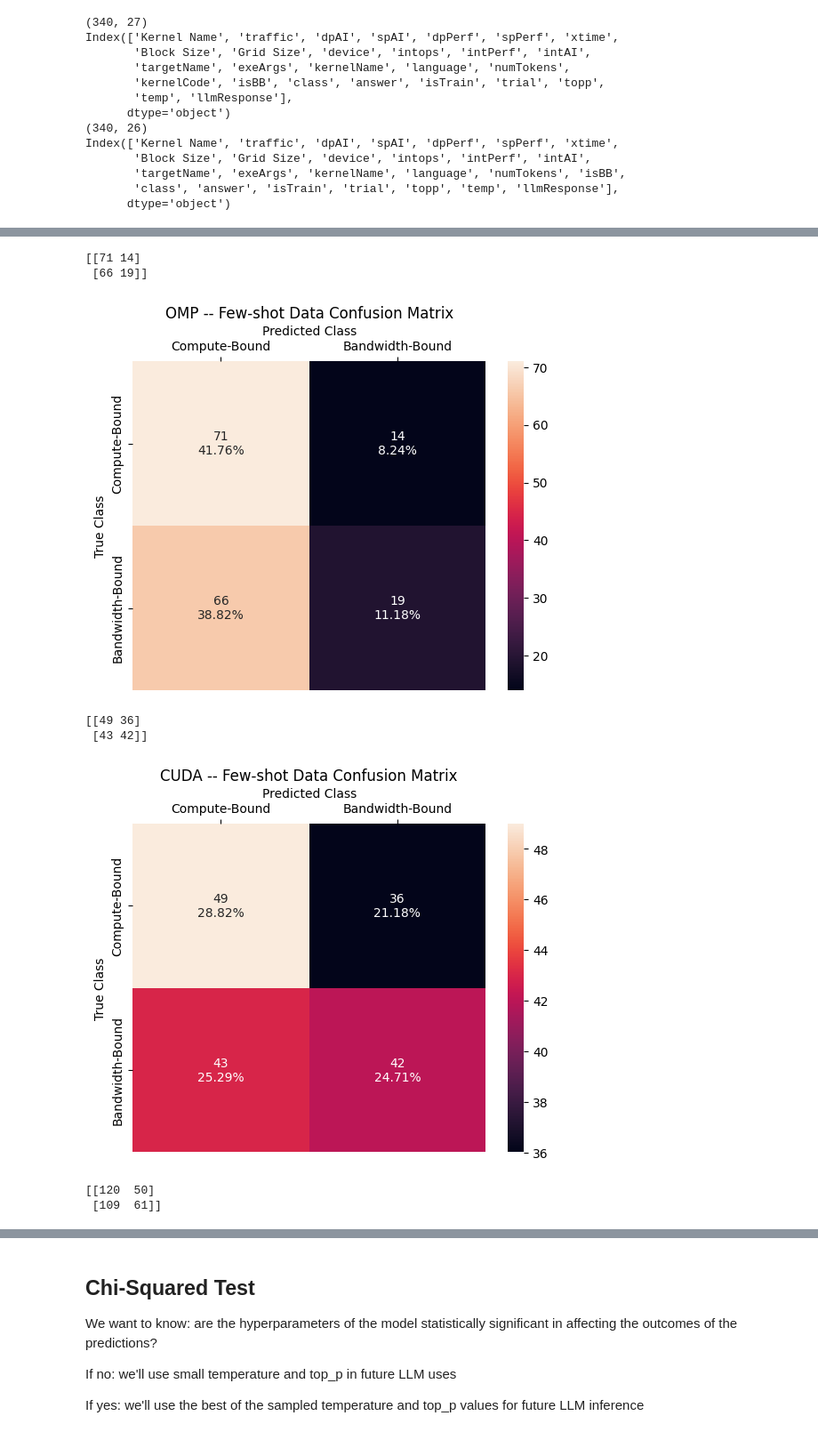
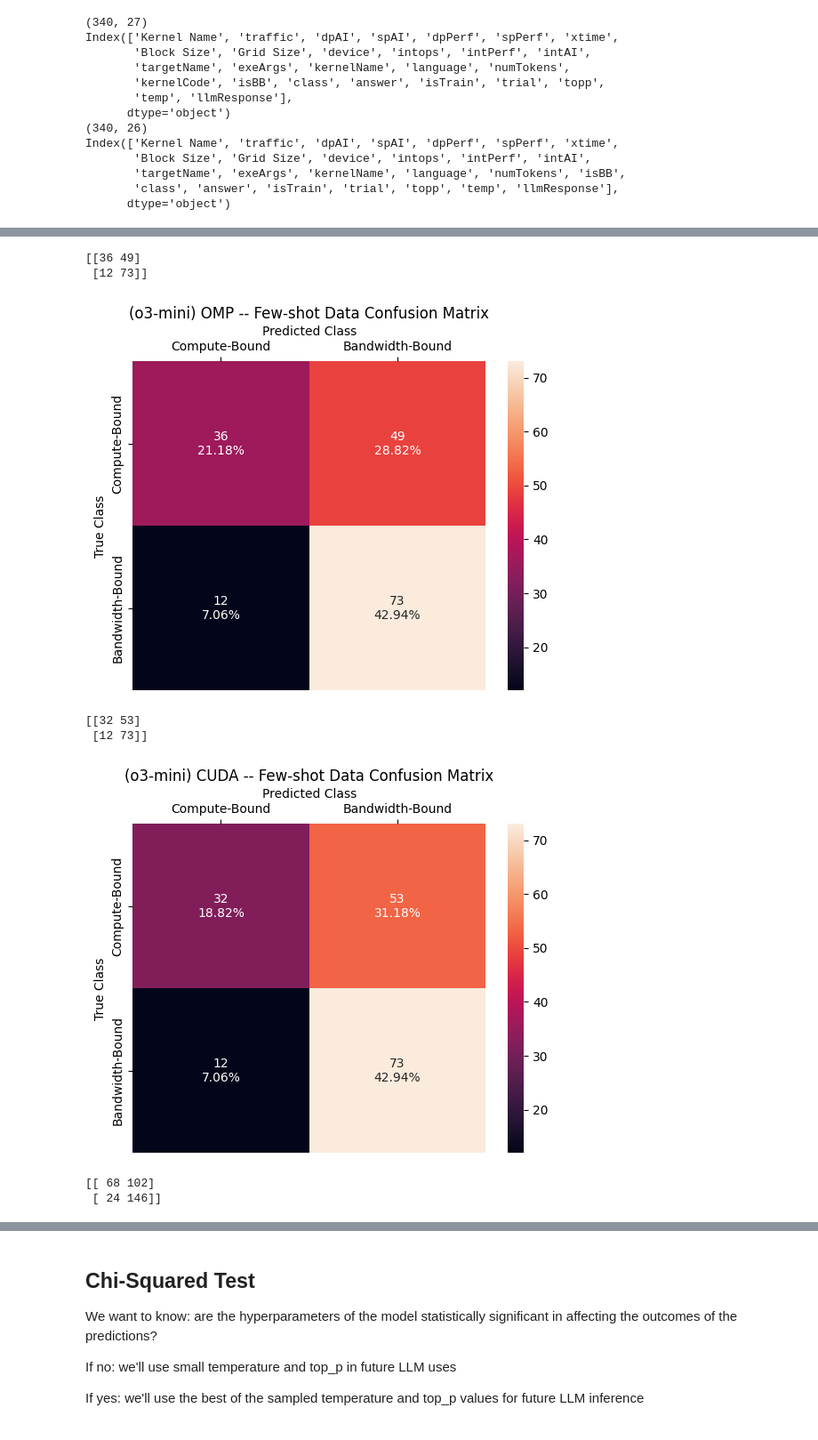
Before and after one commit to Scientific-Computing-Lab/ParallelCodeEstimation, a Jupyter notebook: dataset-gen/vizFewShotData.ipynb, the cells around one changed output, grey strips where cells are left out. Shown at 89% size. Cells and saved outputs as stored; diff of their text form; code cells hidden in the pictures.

Commit message:
few-shot data got o3-mini at 63% accuracy

```diff
--- a/dataset-gen/vizFewShotData.ipynb
+++ b/dataset-gen/vizFewShotData.ipynb
@@ -8,7 +23,12 @@ from sklearn.preprocessing import LabelEncoder
 ## Open the CSV file
 # %%
 
-resultsCSV = 'few-shot-inference-results.csv'
+#resultsCSV = 'few-shot-inference-results.csv'
+#resultsCSV = 'few-shot-inference-results-gemini-flash-2.csv'
+resultsCSV, modelName = 'few-shot-inference-results-o3-mini.csv', 'o3-mini'
+#resultsCSV, modelName = 'few-shot-inference-results-o3-mini-high.csv', 'o3-mini-high'
+#resultsCSV, modelName = 'few-shot-inference-results-o1-mini.csv', 'o1-mini'
+
 
 dtypes['language'] = 'string'
 dtypes['numTokens'] = np.int64
@@ -45,6 +65,21 @@ Index(['Kernel Name', 'traffic', 'dpAI', 'spAI', 'dpPerf', 'spPerf', 'xtime',
        'targetName', 'exeArgs', 'kernelName', 'language', 'numTokens', 'isBB',
        'class', 'answer', 'isTrain', 'trial', 'topp', 'temp', 'llmResponse'],
       dtype='object')
+# %%
+# need to cleanup the LLM responses
+def cleanup_responses(x):
+    #print('input:', x)
+    if not (str(x) == '<NA>'):
+        matches = re.finditer(r'(Bandwidth|Compute)', x, re.MULTILINE)
+        matches = [m for m in matches]
+        assert len(matches) == 1
+        for match in matches:
+            m = match.group()
+            return m
+
+    return 'NA'
+
+df['llmResponse'] = df['llmResponse'].apply(cleanup_responses)
 # %%
 df['isLLMCorrect'] = df.apply(lambda x: x['answer'] == x['llmResponse'], axis=1)
 # %%
@@ -121,18 +156,18 @@ def make_confusion_plot(df, title):
 # %%
 
 ompSubset = df[df['language'] == 'OMP']
-make_confusion_plot(ompSubset, 'OMP -- Few-shot Data Confusion Matrix')
+make_confusion_plot(ompSubset, f'({modelName}) OMP -- Few-shot Data Confusion Matrix')
 
 cudaSubset = df[df['language'] == 'CUDA']
-make_confusion_plot(cudaSubset, 'CUDA -- Few-shot Data Confusion Matrix')
+make_confusion_plot(cudaSubset, f'({modelName}) CUDA -- Few-shot Data Confusion Matrix')
 
-make_confusion_plot(df, 'Few-shot Data Confusion Matrix')
+make_confusion_plot(df, f'({modelName}) Few-shot Data Confusion Matrix')
 # %% [output]
-[[71 14]
- [66 19]]
+[[36 49]
+ [12 73]]
-[figure, old version]
+[figure, new version]
-[[49 36]
- [43 42]]
+[[32 53]
+ [12 73]]
-[figure, old version]
+[figure, new version]
-[[120  50]
- [109  61]]
+[[ 68 102]
+ [ 24 146]]
```
Also changed, not shown: parts of 9 cells of this notebook, 2 other files.
